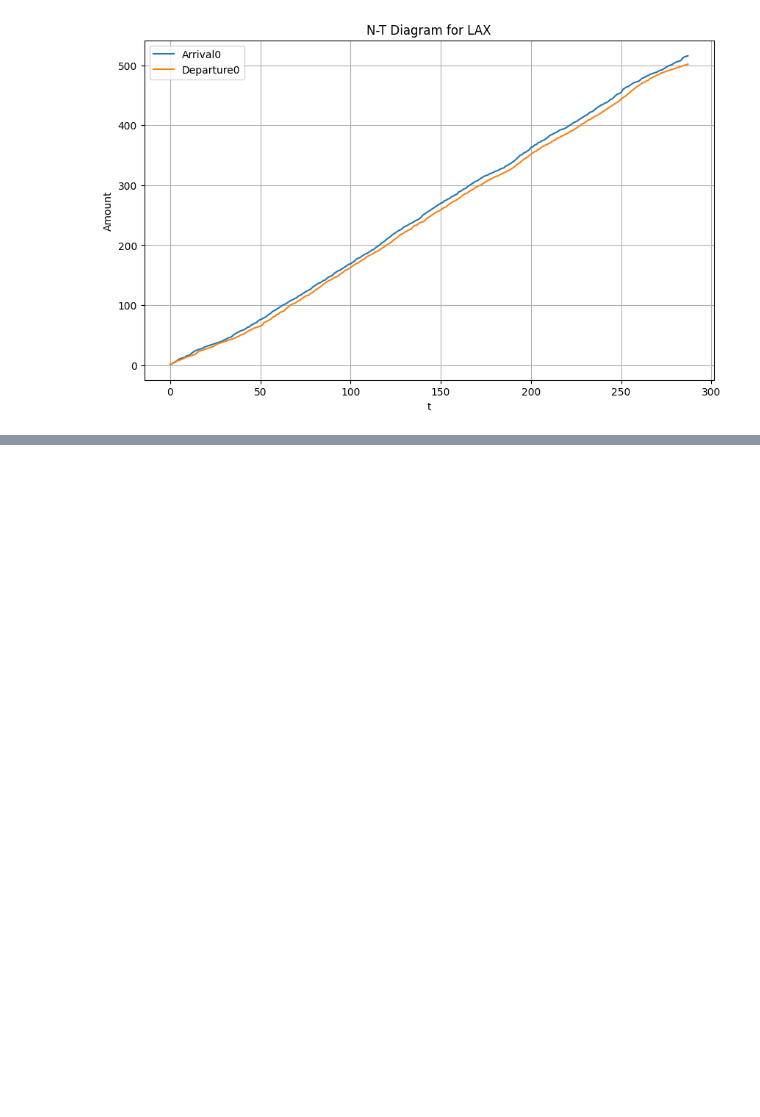
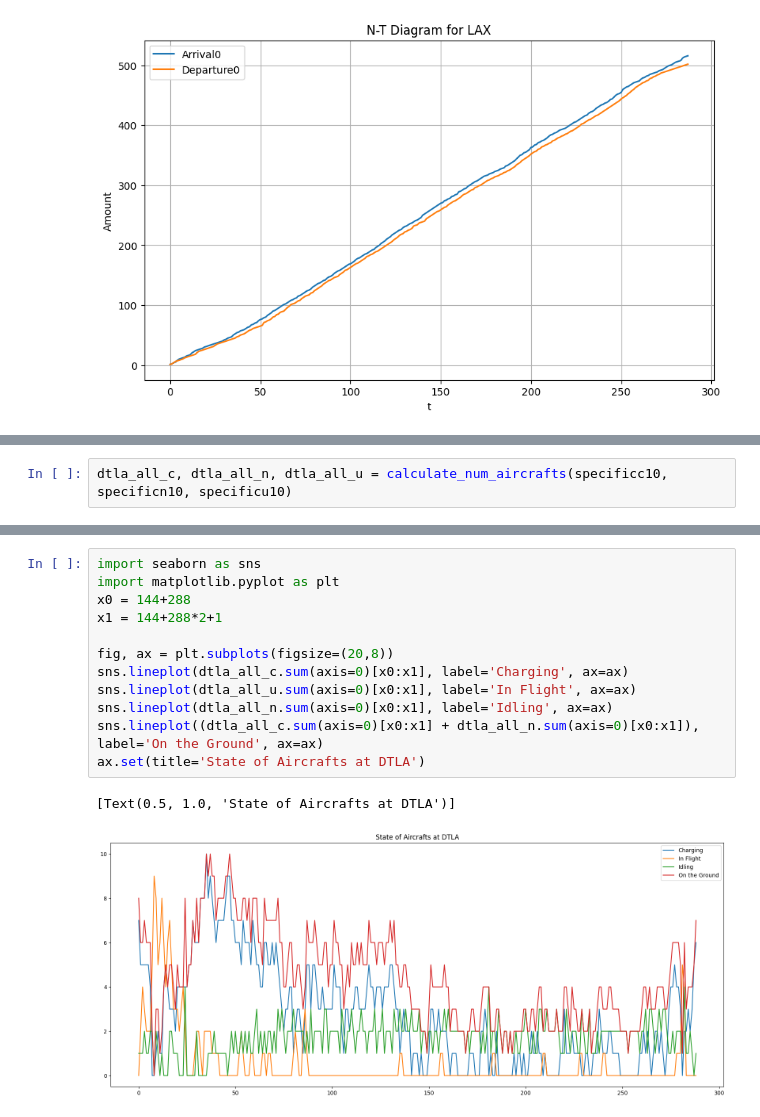
Before and after one commit to Xuan-1998/UAM_system_optimization, a Jupyter notebook: src:code/TestingFile.ipynb, the cells around one changed output, grey strips where cells are left out. Drawn from its saved outputs; the diff is of its cells as text; blank space fills up the shorter version.

```diff
--- a/src:code/TestingFile.ipynb
+++ b/src:code/TestingFile.ipynb
@@ -182,0 +237,2 @@ plt.show()
+# %%
+dtla_all_c, dtla_all_n, dtla_all_u = calculate_num_aircrafts(specificc10, specificn10, specificu10)
@@ -182,0 +254,15 @@ plt.show()
+# %%
+import seaborn as sns
+import matplotlib.pyplot as plt
+x0 = 144+288
+x1 = 144+288*2+1
+
+fig, ax = plt.subplots(figsize=(20,8))
+sns.lineplot(dtla_all_c.sum(axis=0)[x0:x1], label='Charging', ax=ax)
+sns.lineplot(dtla_all_u.sum(axis=0)[x0:x1], label='In Flight', ax=ax)
+sns.lineplot(dtla_all_n.sum(axis=0)[x0:x1], label='Idling', ax=ax)
+sns.lineplot((dtla_all_c.sum(axis=0)[x0:x1] + dtla_all_n.sum(axis=0)[x0:x1]), label='On the Ground', ax=ax)
+ax.set(title='State of Aircrafts at DTLA')
+# %% [output]
+[Text(0.5, 1.0, 'State of Aircrafts at DTLA')]
+[figure, added]
```
Also changed, not shown: parts of 5 cells of this notebook.
